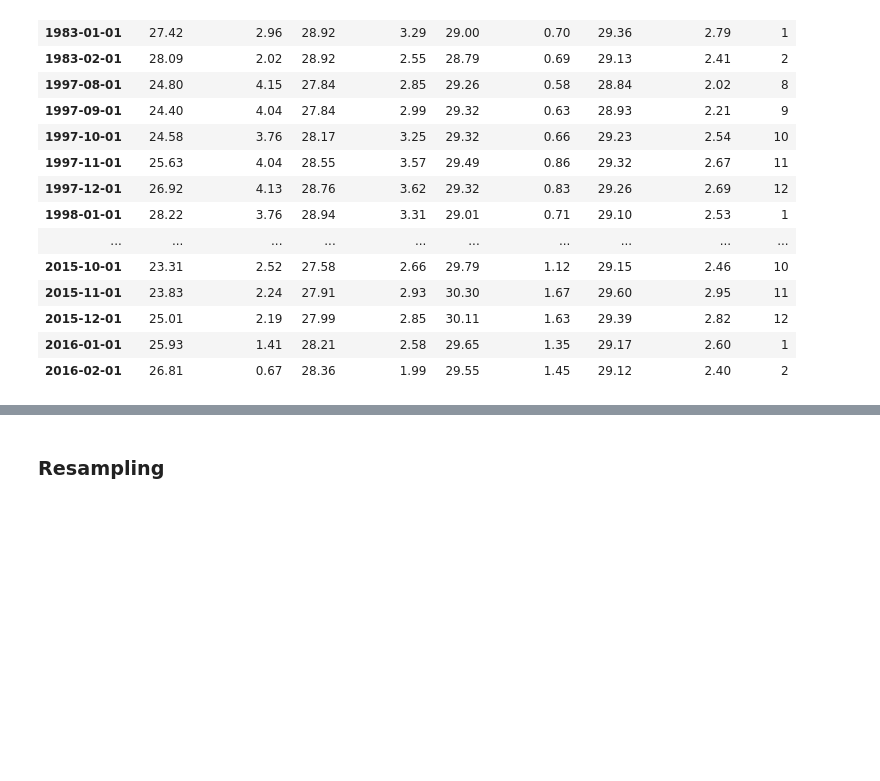
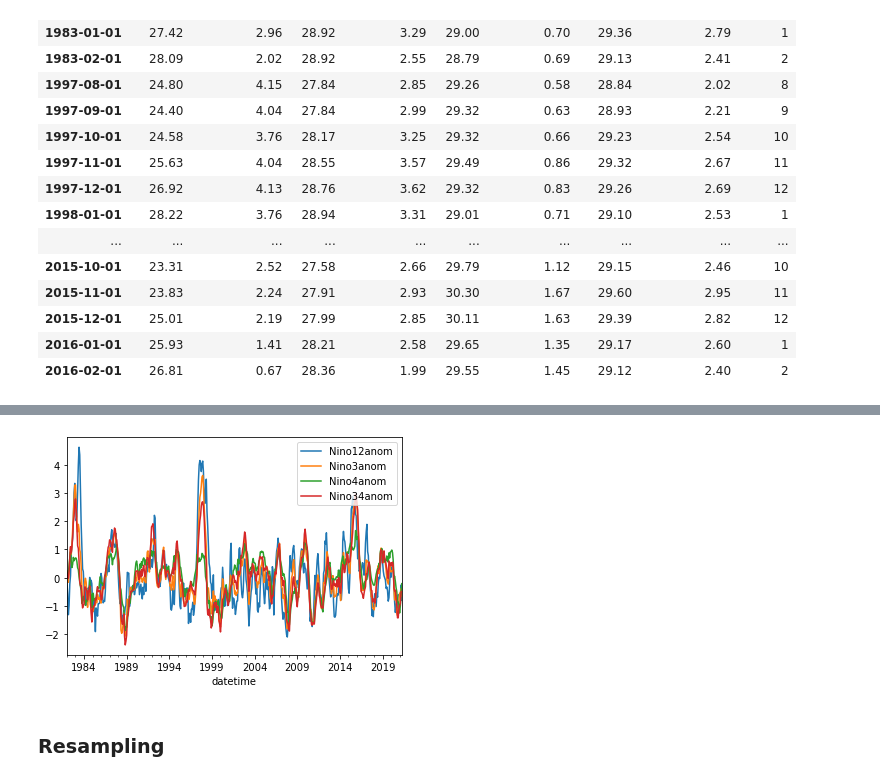
Before and after one commit to mgrover1/ncar_pandas_tutorial, a Jupyter notebook: pandas_fullNotebook.ipynb, the cells around one changed output, grey strips where cells are left out. Cells and saved outputs as stored; diff of their text form; code cells hidden in the pictures; blank space fills up the shorter version.

```diff
--- a/pandas_fullNotebook.ipynb
+++ b/pandas_fullNotebook.ipynb
@@ -542,3 +563,8 @@ df[df.Nino34anom > 2]
+# %%
+<<<<<<< LOCAL CELL DELETED >>>>>>>
+df[nino_anom_cols].plot();
+# %% [output]
+[figure, added]
 # %% [markdown]
 ### Resampling
 # %%
```
Also changed, not shown: parts of 21 cells of this notebook.
